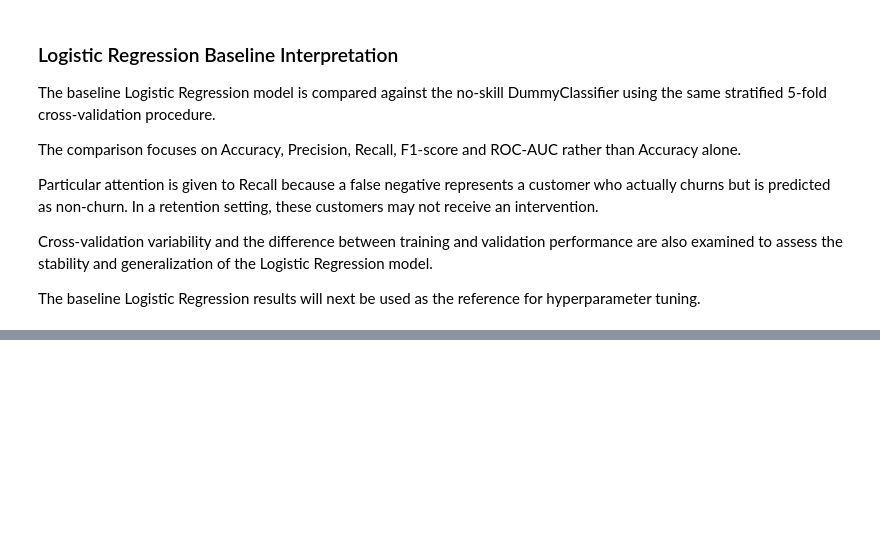
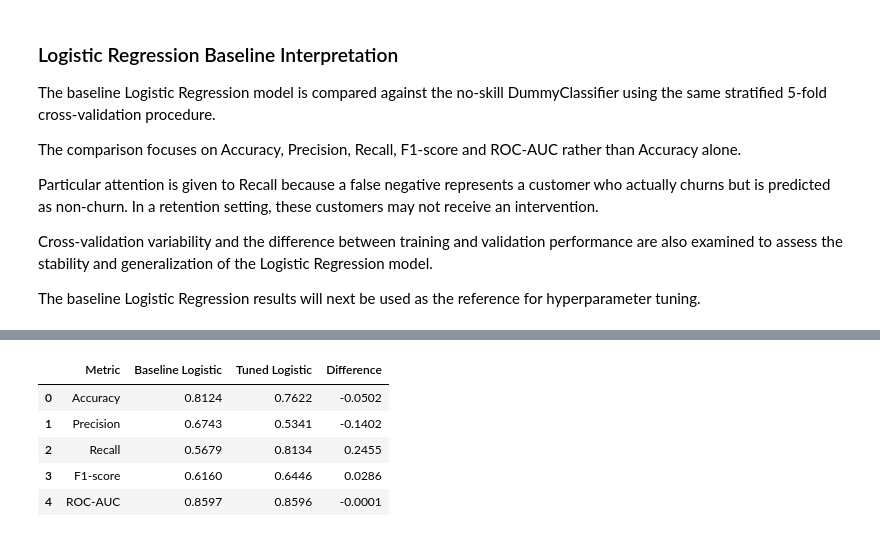
Before and after one commit to rgthimirad-cpu/Customer-Churn-Prediction-Business-Intelligence-System, a Jupyter notebook: Machine Learning/notebooks/01_logistic_regression.ipynb, the cells around one changed output, grey strips where cells are left out. Cells and saved outputs as stored; diff of their text form; code cells hidden in the pictures; blank space fills up the shorter version.

```diff
--- a/Machine Learning/notebooks/01_logistic_regression.ipynb
+++ b/Machine Learning/notebooks/01_logistic_regression.ipynb
@@ -1488,0 +1802,95 @@ The baseline Logistic Regression results will next be used as the reference for
+# %%
+# ==========================================
+# 49. Baseline vs Tuned Logistic Regression
+# ==========================================
+
+logistic_tuning_comparison = pd.DataFrame({
+    "Metric": [
+        "Accuracy",
+        "Precision",
+        "Recall",
+        "F1-score",
+        "ROC-AUC"
+    ],
+
+    "Baseline Logistic": [
+        logistic_cv_results[
+            "test_accuracy"
+        ].mean(),
+
+        logistic_cv_results[
+            "test_precision"
+        ].mean(),
+
+        logistic_cv_results[
+            "test_recall"
+        ].mean(),
+
+        logistic_cv_results[
+            "test_f1"
+        ].mean(),
+
+        logistic_cv_results[
+            "test_roc_auc"
+        ].mean()
+    ],
+
+    "Tuned Logistic": [
+        logistic_grid_search.cv_results_[
+            "mean_test_accuracy"
+        ][best_index],
+
+        logistic_grid_search.cv_results_[
+            "mean_test_precision"
+        ][best_index],
+
+        logistic_grid_search.cv_results_[
+            "mean_test_recall"
+        ][best_index],
+
+        logistic_grid_search.cv_results_[
+            "mean_test_f1"
+        ][best_index],
+
+        logistic_grid_search.cv_results_[
+            "mean_test_roc_auc"
+        ][best_index]
+    ]
+})
+
+logistic_tuning_comparison[
+    "Difference"
+] = (
+    logistic_tuning_comparison[
+        "Tuned Logistic"
+    ]
+    - logistic_tuning_comparison[
+        "Baseline Logistic"
+    ]
+)
+
+logistic_tuning_comparison[
+    [
+        "Baseline Logistic",
+        "Tuned Logistic",
+        "Difference"
+    ]
+] = (
+    logistic_tuning_comparison[
+        [
+            "Baseline Logistic",
+            "Tuned Logistic",
+            "Difference"
+        ]
+    ]
+    .round(4)
+)
+
+logistic_tuning_comparison
+# %% [output]
+|  | Metric | Baseline Logistic | Tuned Logistic | Difference |
+| 0 | Accuracy | 0.8124 | 0.7622 | -0.0502 |
+| 1 | Precision | 0.6743 | 0.5341 | -0.1402 |
+| 2 | Recall | 0.5679 | 0.8134 | 0.2455 |
+| 3 | F1-score | 0.6160 | 0.6446 | 0.0286 |
+| 4 | ROC-AUC | 0.8597 | 0.8596 | -0.0001 |
```
Also changed, not shown: parts of 10 cells of this notebook.
